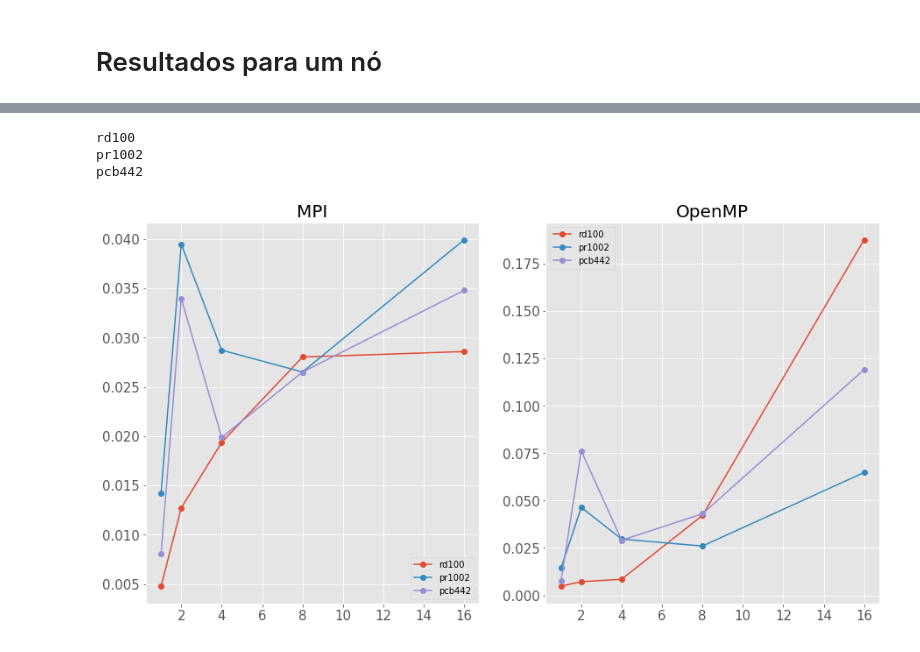
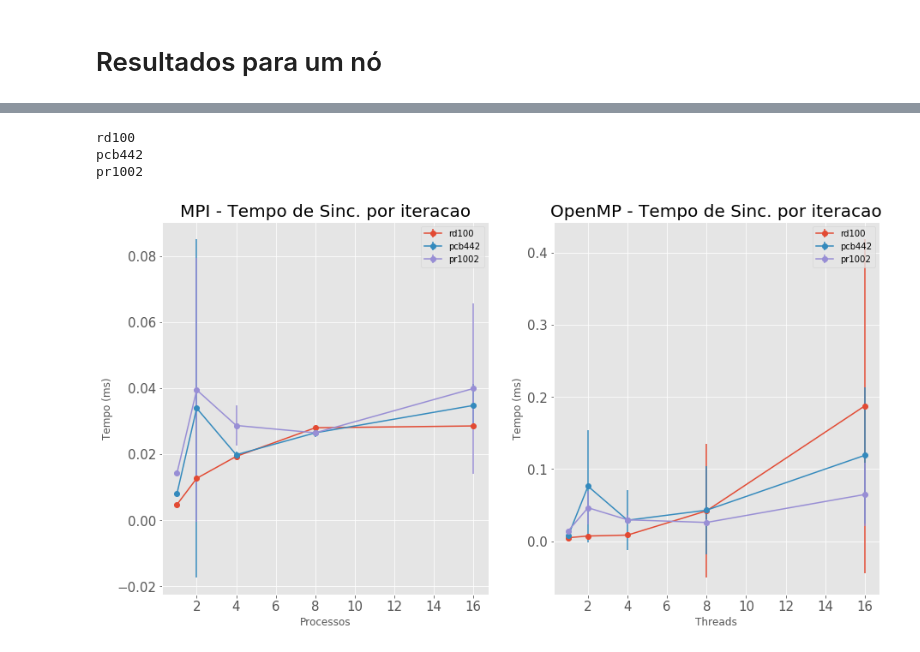
Before and after one commit to mtsodf/arq_avancadas, a Jupyter notebook: projeto_final/results/PlotResultados-2.ipynb, the cells around one changed output, grey strips where cells are left out. Saved outputs shown, nothing was run; the diff lists cells and outputs as text; code cells hidden in the pictures.

```diff
--- a/projeto_final/results/PlotResultados-2.ipynb
+++ b/projeto_final/results/PlotResultados-2.ipynb
@@ -6,6 +7,10 @@ import numpy as np
 import math
 import pandas as pd
 plt.style.use('ggplot')
+# %%
+def get_size(caso):
+    m = re.match("[a-z]+(\d+)", caso)
+    return int(m.group(1))
 # %%
 def set_ax_style(ax):
     ax.legend(bbox_to_anchor=(1.05, 1), loc=2, borderaxespad=0., fontsize=20)
@@ -37,9 +42,11 @@ data[:5]
 | 4 | 1504389771500003791541 | ../../ALL_tsp/att48.tsp | MPI | 4 | 1.996094 | 1.093262 | 0.778076 | ... |
 # %%
 data.Caso = data.Caso.apply(lambda x: x.split("/")[-1].split(".")[0])
+data["Tamanho"] = data.Caso.apply(get_size)
+data = data.sort_values("Tamanho")
+names.append("Tamanho")
 data.Tipo = data.Tipo.apply(lambda x: x.strip())
 casos = data.Caso.unique()
 tipos = data.Tipo.unique()
-print casos
-print names
+data.Tamanho.unique()
 # %% [output]
@@ -227,18 +234,20 @@ for caso in casos:
 # %%
 fig, ax = plt.subplots(1,2, figsize=(15,8))
 for caso in casos[1:-2]:
     print caso
     for iax, tipo in enumerate(tipos):
         set_ax_style(ax[iax])
         r = results[caso]
         procs = r[r.Tipo==tipo]["Processos/Threads"].unique()
         y = np.array(r[r.Tipo == tipo]["TempoSincronizar/Iteracoes"])
         ystd = np.array(r[r.Tipo == tipo]["TempoSincronizar/Iteracoes (std)"])
-        ax[iax].plot(procs, y, label=caso, marker="o")
-        ax[iax].set_title(tipo, fontsize=20)
+        ax[iax].errorbar(procs, y, label=caso, marker="o", yerr=ystd, fmt="")
+        ax[iax].set_title("%s - Tempo de Sinc. por iteracao"%tipo, fontsize=20)
+        ax[iax].set_xlabel("Processos" if tipo == "MPI" else "Threads")
+        ax[iax].set_ylabel("Tempo (ms)")
         ax[iax].legend()
 # %% [output]
 rd100
+pcb442
 pr1002
-pcb442
-[figure, old version]
+[figure, new version]
```
Also changed, not shown: parts of 9 cells of this notebook.
